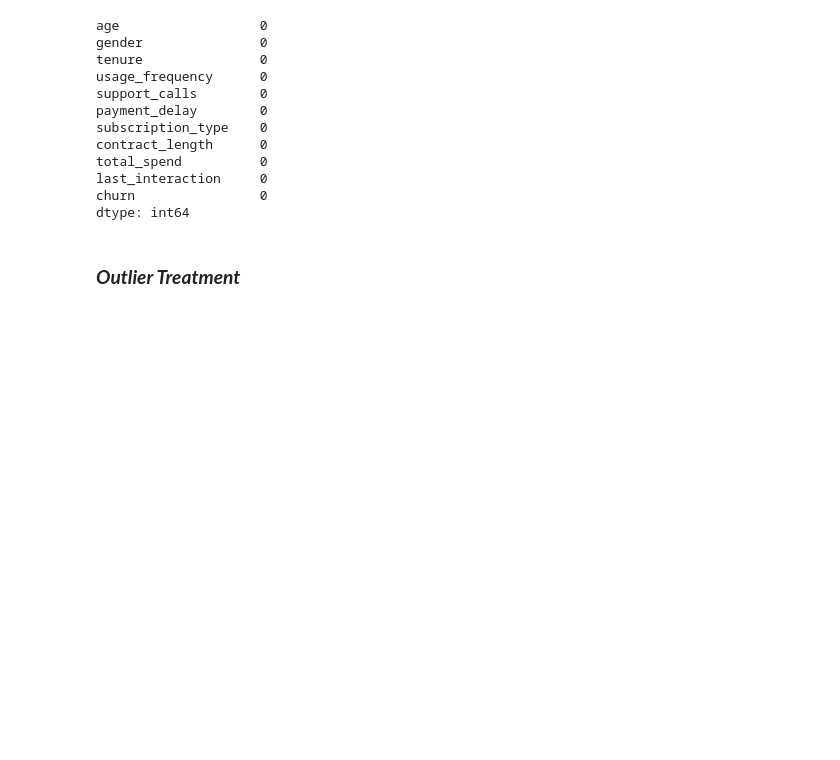
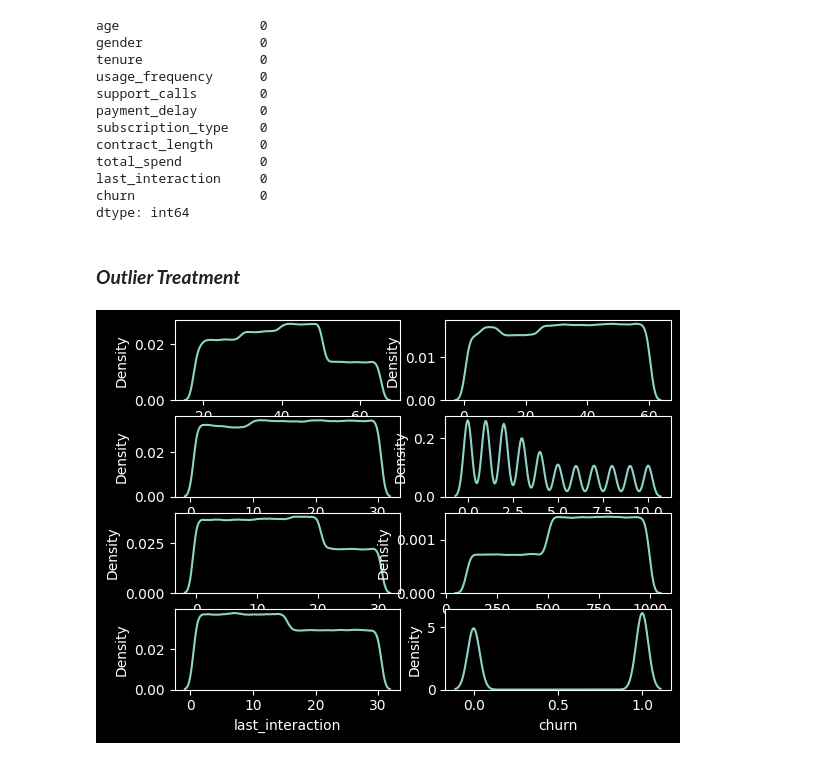
Before and after one commit to adnaaaen/customer-churn-prediction, a Jupyter notebook: notebooks/01_data_cleaning.ipynb, the cells around one changed output. Drawn from its saved outputs; the diff is of its cells as text; code cells hidden in the pictures; blank space fills up the shorter version.

Commit message:
chore add data cleaning

```diff
--- a/notebooks/01_data_cleaning.ipynb
+++ b/notebooks/01_data_cleaning.ipynb
@@ -4,9 +4,14 @@
 import pandas as pd
 import numpy as np
 from camel_converter import to_snake
+from matplotlib import pyplot as plt
+import seaborn as sns
+
+
+plt.style.use("dark_background")
 # %%
-test_df = pd.read_csv('../data/raw/1/customer_churn_dataset-testing-master.csv')
-train_df = pd.read_csv('../data/raw/1/customer_churn_dataset-training-master.csv')
+test_df = pd.read_csv('../data/raw/customer_churn_dataset-testing-master.csv')
+train_df = pd.read_csv('../data/raw/customer_churn_dataset-training-master.csv')
 # %%
 (train_df.shape, test_df.shape)
 # %% [output]
@@ -176,3 +180,12 @@ churn                0
 dtype: int64
 # %% [markdown]
 ### ***Outlier Treatment***
+# %%
+numerical_columns = df.select_dtypes(np.number).columns
+categorical_columns = df.select_dtypes("O").columns
+# %%
+for i, column in enumerate(numerical_columns, start=1):
+    plt.subplot(4, 2, i)
+    sns.kdeplot(df[column])
+# %% [output]
+[figure, added]
```
Also changed, not shown: parts of 7 cells of this notebook, 5 other files.
